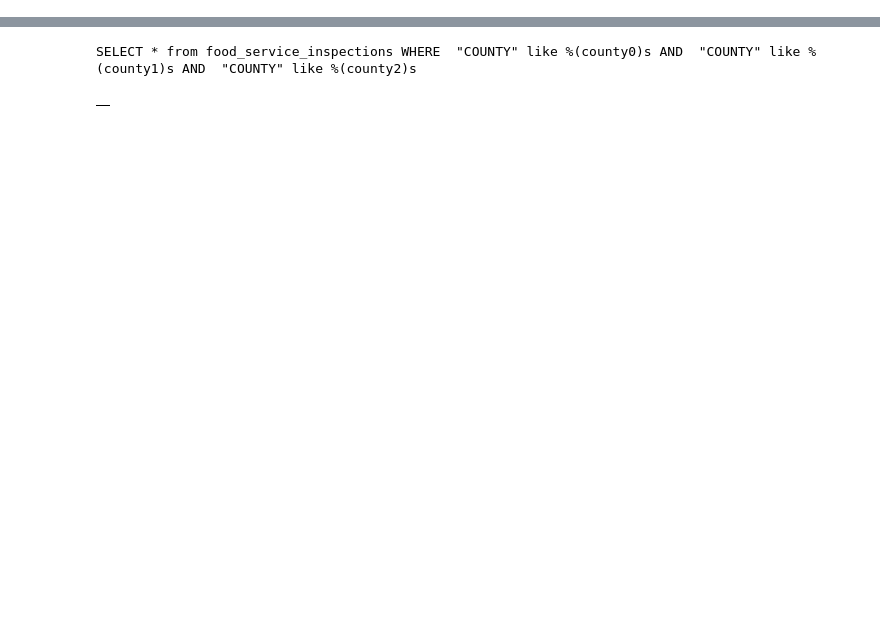
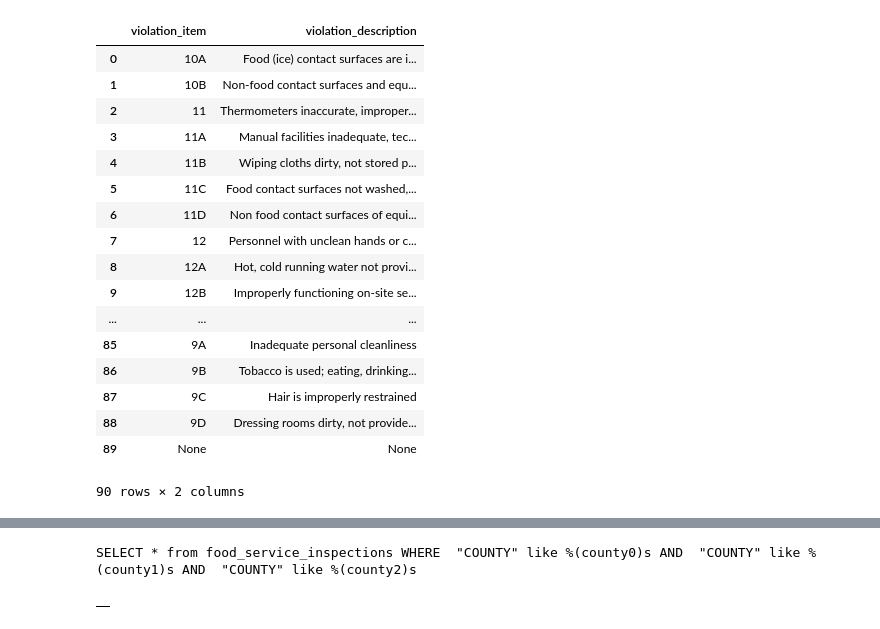
Before and after one commit to Gaurangprasad/DBMS_Fall19_project, a Jupyter notebook: App_Notebook.ipynb, the cells around one changed output, grey strips where cells are left out. Drawn from its saved outputs; the diff is of its cells as text; code cells hidden in the pictures; blank space fills up the shorter version.

```diff
--- a/App_Notebook.ipynb
+++ b/App_Notebook.ipynb
@@ -96,0 +170,21 @@ NameError: name 'fd_vio' is not defined
+# %%
+fd_vio.query().getAllViolations()
+# %% [output]
+|  | violation_item | violation_description |
+| 0 | 10A | Food (ice) contact surfaces are i... |
+| 1 | 10B | Non-food contact surfaces and equ... |
+| 2 | 11 | Thermometers inaccurate, improper... |
+| 3 | 11A | Manual facilities inadequate, tec... |
+| 4 | 11B | Wiping cloths dirty, not stored p... |
+| 5 | 11C | Food contact surfaces not washed,... |
+| 6 | 11D | Non food contact surfaces of equi... |
+| 7 | 12 | Personnel with unclean hands or c... |
+| 8 | 12A | Hot, cold running water not provi... |
+| 9 | 12B | Improperly functioning on-site se... |
+| ... | ... | ... |
+| 85 | 9A | Inadequate personal cleanliness |
+| 86 | 9B | Tobacco is used; eating, drinking... |
+| 87 | 9C | Hair is improperly restrained |
+| 88 | 9D | Dressing rooms dirty, not provide... |
+| 89 | None | None |
+90 rows × 2 columns
```
Also changed, not shown: parts of 7 cells of this notebook.
